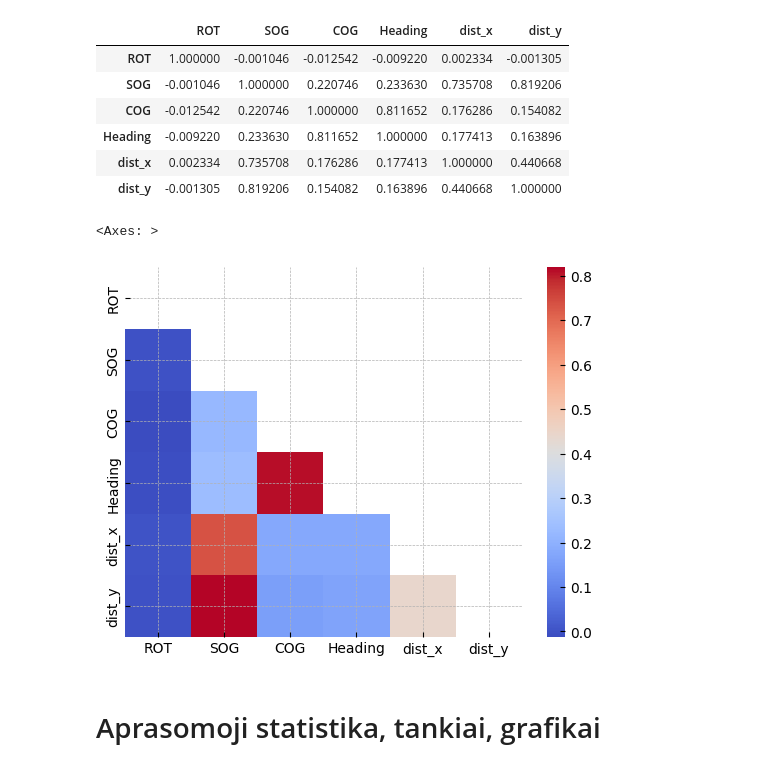
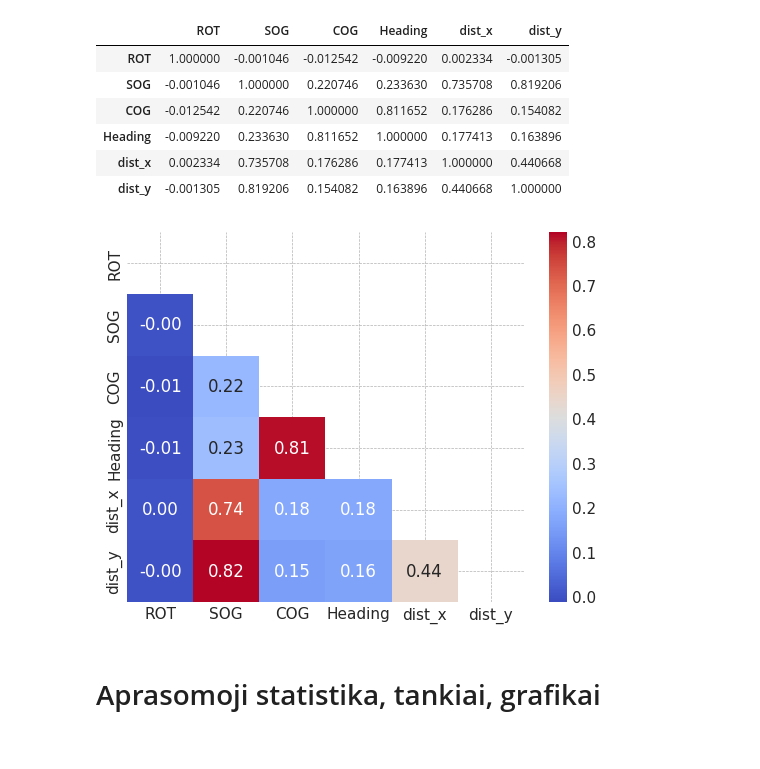
Before and after one commit to lukasjanusauskas/ais-duomenu-vizualizavimas, a Jupyter notebook: 1Lab.ipynb, the cells around one changed output. Cells and saved outputs as stored; diff of their text form; code cells hidden in the pictures.

```diff
--- a/1Lab.ipynb
+++ b/1Lab.ipynb
@@ -421,14 +425,17 @@ corr
 # %%
 mask = np.triu(np.ones_like(corr, dtype=bool))
 
 sns.heatmap(corr,
             mask=mask,
             cmap='coolwarm',
             xticklabels=True,
-            yticklabels=True)
+            yticklabels=True,
+            annot=True,
+            fmt=".2f")
+
+plt.savefig('corr_plot.png', format='png', dpi=300, bbox_inches="tight")
 # %% [output]
-<Axes: >
-[figure, old version]
+[figure, new version]
 # %% [markdown]
 # Aprasomoji statistika, tankiai, grafikai
 # %% [markdown]
```
Also changed, not shown: parts of 5 cells of this notebook.
